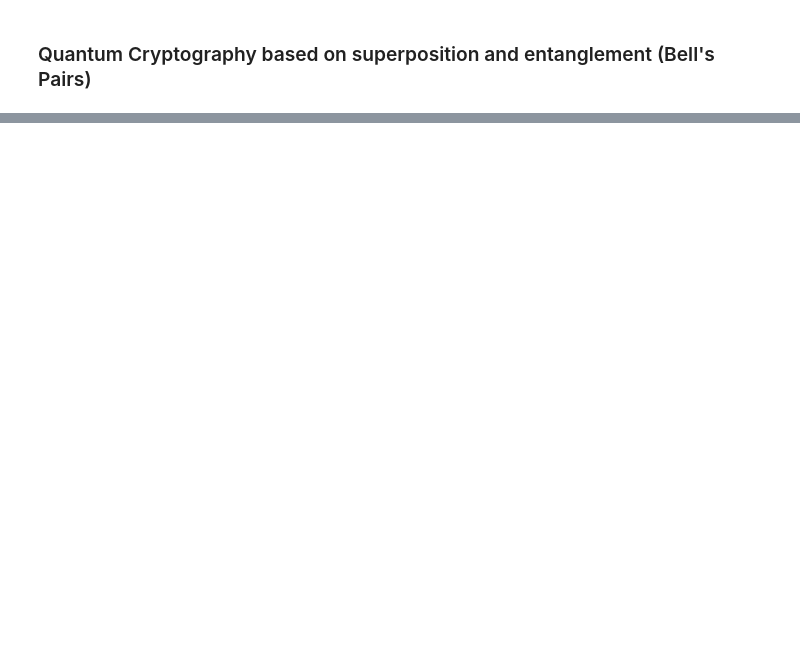
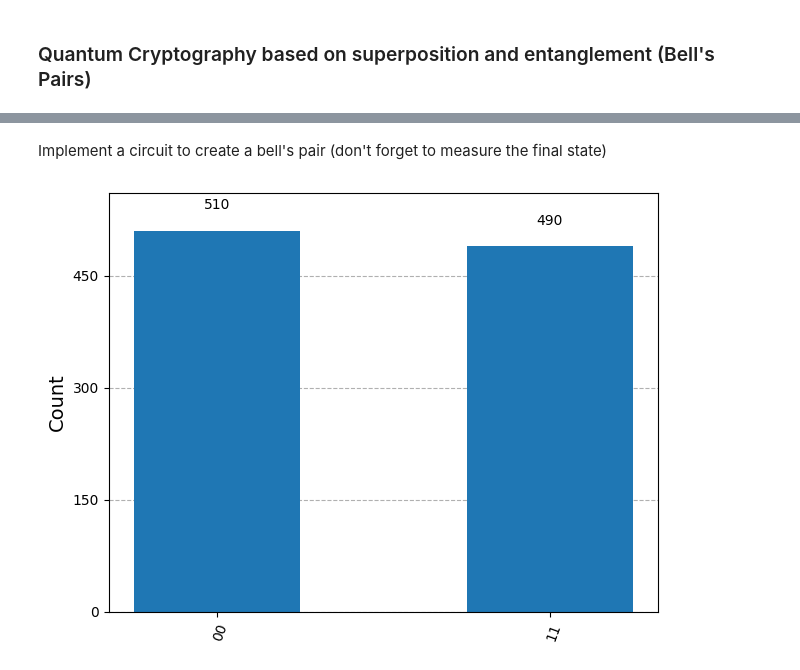
Before and after one commit to ThomasMuel7/Projet, a Jupyter notebook: assignment_post-quantum_cryptography.ipynb, the cells around one changed output, grey strips where cells are left out. Cells and saved outputs as stored; diff of their text form; code cells hidden in the pictures; blank space fills up the shorter version.

```diff
--- a/assignment_post-quantum_cryptography.ipynb
+++ b/assignment_post-quantum_cryptography.ipynb
@@ -1059,3 +1106,11 @@ We also haven’t gone into detail about the different types of quantum hardware
+# %%
+def run_quantum_circuit(qc, shots=1024):
+    simulator = AerSimulator()
+    compiled_circuit = transpile(qc, simulator)
+    job = simulator.run(compiled_circuit, shots=shots)
+    result = job.result()
+    counts = result.get_counts()
+    return counts
 # %% [markdown]
 ### First Algorithm (QRNG)
 # %% [markdown]
@@ -1078,0 +1274,12 @@ Imagine that the information we are sharing is in a superposition of states, mea
+# %% [markdown]
+Implement a circuit to create a bell's pair (don't forget to measure the final state)
+# %%
+qc = QuantumCircuit(2)
+qc.h(0)
+qc.cx(0,1)
+qc.measure_all()
+# %%
+counts = run_quantum_circuit(qc, 1000)
+plot_histogram(counts)
+# %% [output]
+[figure, added]
```
Also changed, not shown: parts of 12 cells of this notebook, 1 other file.
